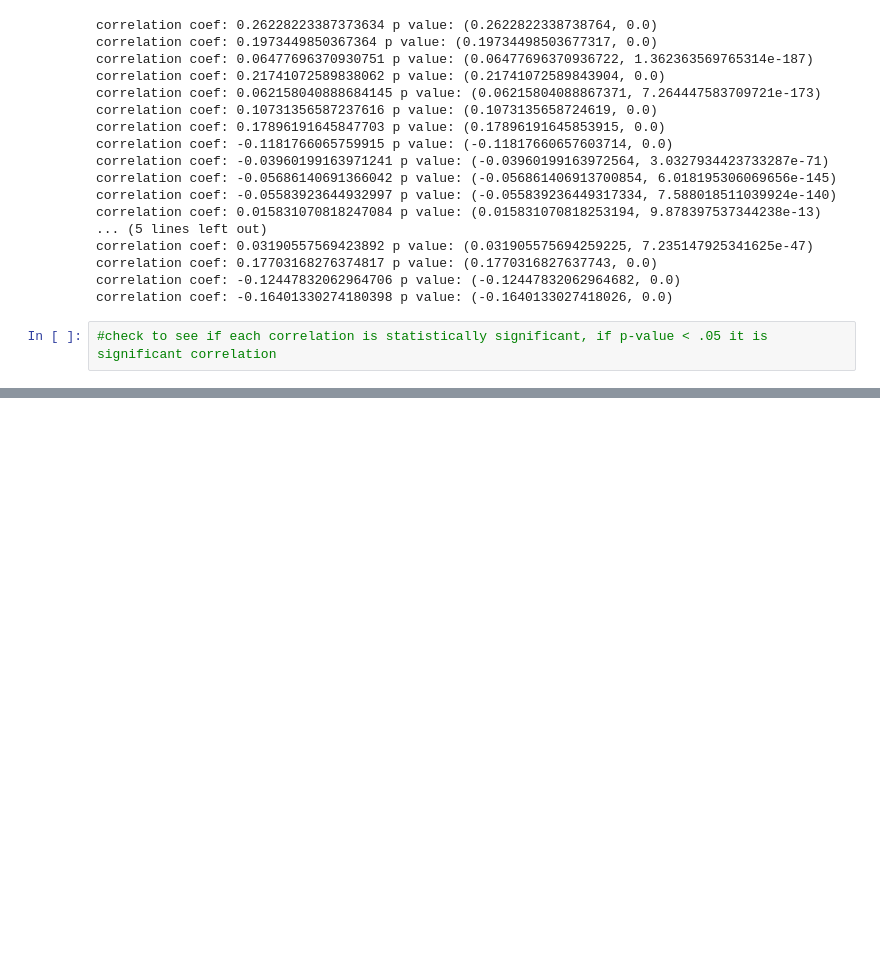
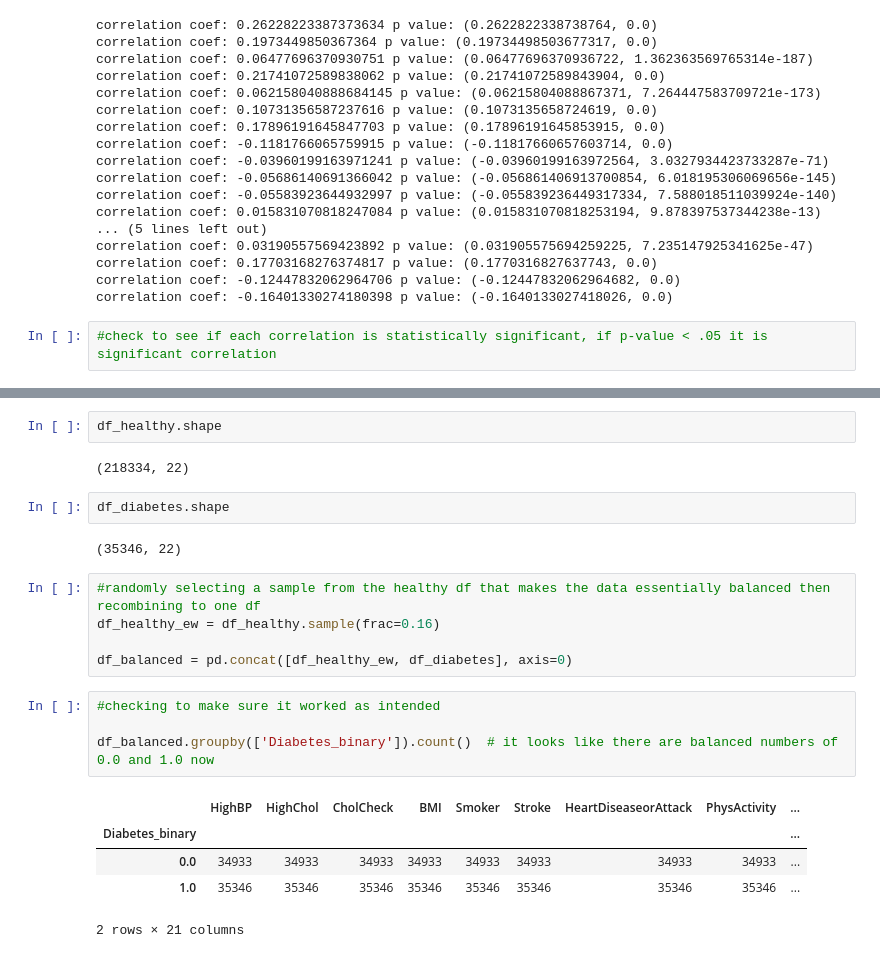
Before and after one commit to swedes5/Survey-data-exploration, a Jupyter notebook: diabetes_survey.ipynb, the cells around one changed output, grey strips where cells are left out. Cells and saved outputs as stored; diff of their text form; blank space fills up the shorter version.

```diff
--- a/diabetes_survey.ipynb
+++ b/diabetes_survey.ipynb
@@ -285,0 +300,23 @@ correlation coef: -0.16401330274180398 p value: (-0.1640133027418026, 0.0)
+# %%
+df_healthy.shape
+# %% [output]
+(218334, 22)
+# %%
+df_diabetes.shape
+# %% [output]
+(35346, 22)
+# %%
+#randomly selecting a sample from the healthy df that makes the data essentially balanced then recombining to one df
+df_healthy_ew = df_healthy.sample(frac=0.16)
+
+df_balanced = pd.concat([df_healthy_ew, df_diabetes], axis=0)
+# %%
+#checking to make sure it worked as intended
+
+df_balanced.groupby(['Diabetes_binary']).count()  # it looks like there are balanced numbers of 0.0 and 1.0 now
+# %% [output]
+|  | HighBP | HighChol | CholCheck | BMI | Smoker | Stroke | HeartDiseaseorAttack | PhysActivity | ... |
+| Diabetes_binary |  |  |  |  |  |  |  |  | ... |
+| 0.0 | 34933 | 34933 | 34933 | 34933 | 34933 | 34933 | 34933 | 34933 | ... |
+| 1.0 | 35346 | 35346 | 35346 | 35346 | 35346 | 35346 | 35346 | 35346 | ... |
+2 rows × 21 columns
```
Also changed, not shown: parts of 11 cells of this notebook.
